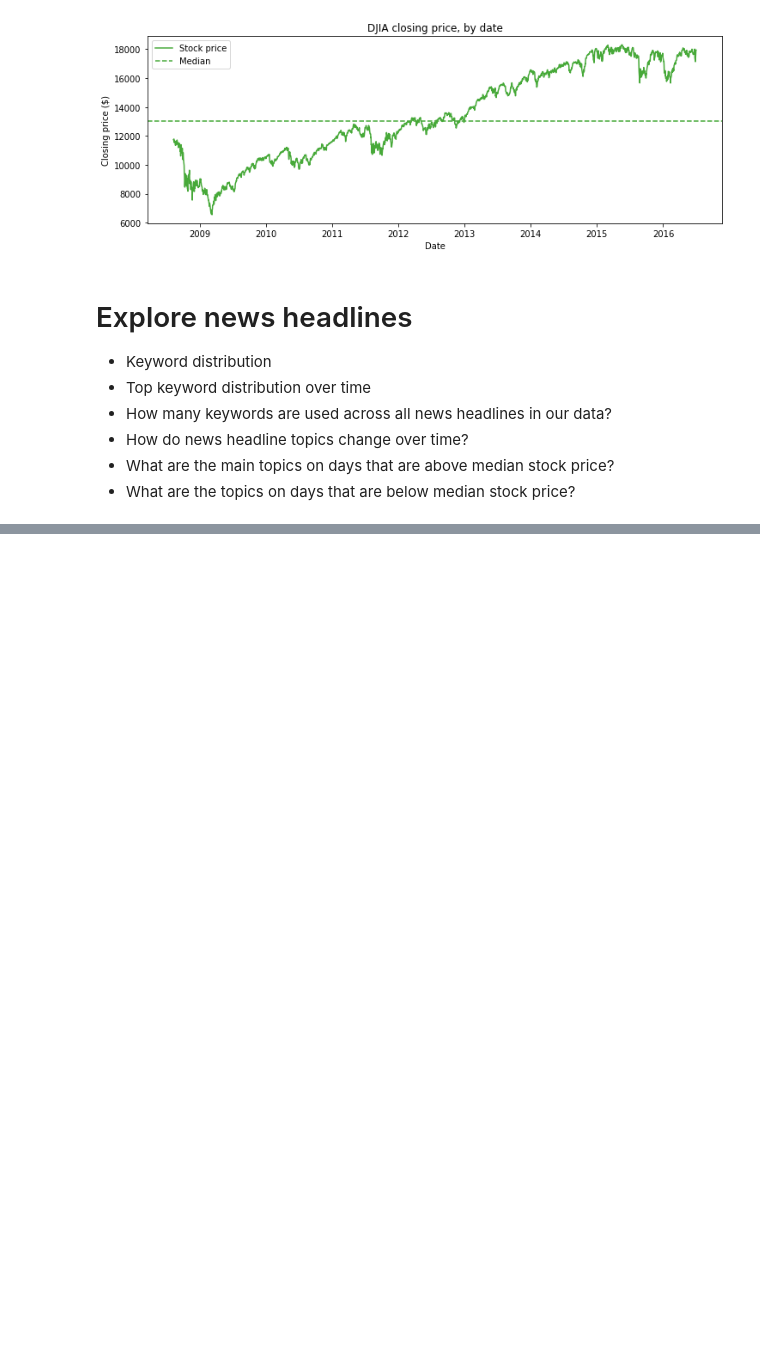
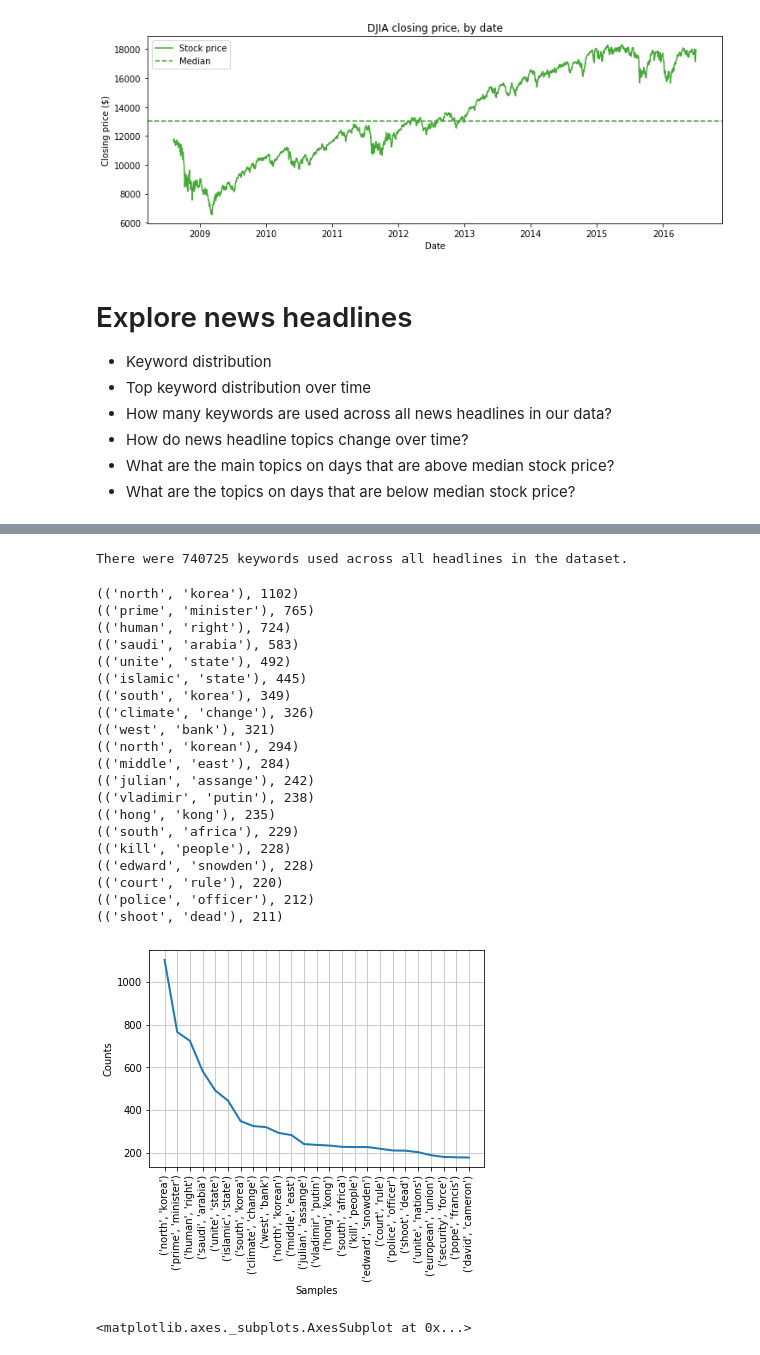
Before and after one commit to micahvandersteen/project-3-team-ifrit, a Jupyter notebook: Notebooks/Stock and news headline descriptive analysis.ipynb, the cells around one changed output, grey strips where cells are left out. Saved outputs shown, nothing was run; the diff lists cells and outputs as text; code cells hidden in the pictures; blank space fills up the shorter version.

```diff
--- a/Notebooks/Stock and news headline descriptive analysis.ipynb
+++ b/Notebooks/Stock and news headline descriptive analysis.ipynb
@@ -228,0 +214,43 @@ corpus_tfidf[2]
+# %%
+# How many keywords total across all headlines in our dataset?
+keywords = len(words)
+
+print(f"There were {keywords} keywords used across all headlines in the dataset.")
+# %% [output]
+There were 740725 keywords used across all headlines in the dataset.
+# %%
+# How many terms (word pairs) appear across all headlines?
+
+# https://inzaniak.github.io/pybistuffblog/posts/2017/February/nltk-counting-words
+# Get Bigrams from text
+bigrams = nltk.bigrams(words)
+# Calculate Frequency Distribution for Bigrams
+freq_bi = nltk.FreqDist(bigrams)
+
+# Print and plot most common bigrams
+for phrase in freq_bi.most_common(20):
+    print(phrase)
+freq_bi.plot(25)
+# %% [output]
+(('north', 'korea'), 1102)
+(('prime', 'minister'), 765)
+(('human', 'right'), 724)
+(('saudi', 'arabia'), 583)
+(('unite', 'state'), 492)
+(('islamic', 'state'), 445)
+(('south', 'korea'), 349)
+(('climate', 'change'), 326)
+(('west', 'bank'), 321)
+(('north', 'korean'), 294)
+(('middle', 'east'), 284)
+(('julian', 'assange'), 242)
+(('vladimir', 'putin'), 238)
+(('hong', 'kong'), 235)
+(('south', 'africa'), 229)
+(('kill', 'people'), 228)
+(('edward', 'snowden'), 228)
+(('court', 'rule'), 220)
+(('police', 'officer'), 212)
+(('shoot', 'dead'), 211)
+[figure, added]
+<matplotlib.axes._subplots.AxesSubplot at 0x...>
```
Also changed, not shown: parts of 21 cells of this notebook.
